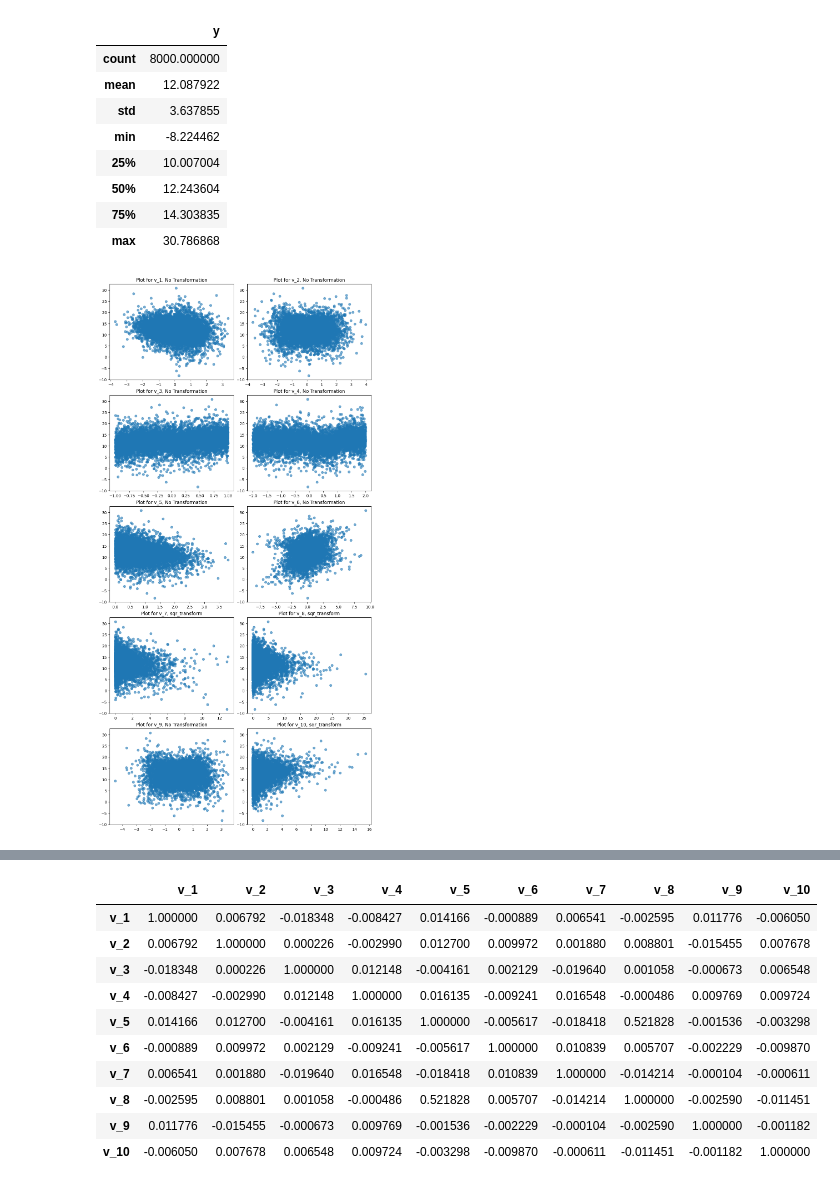
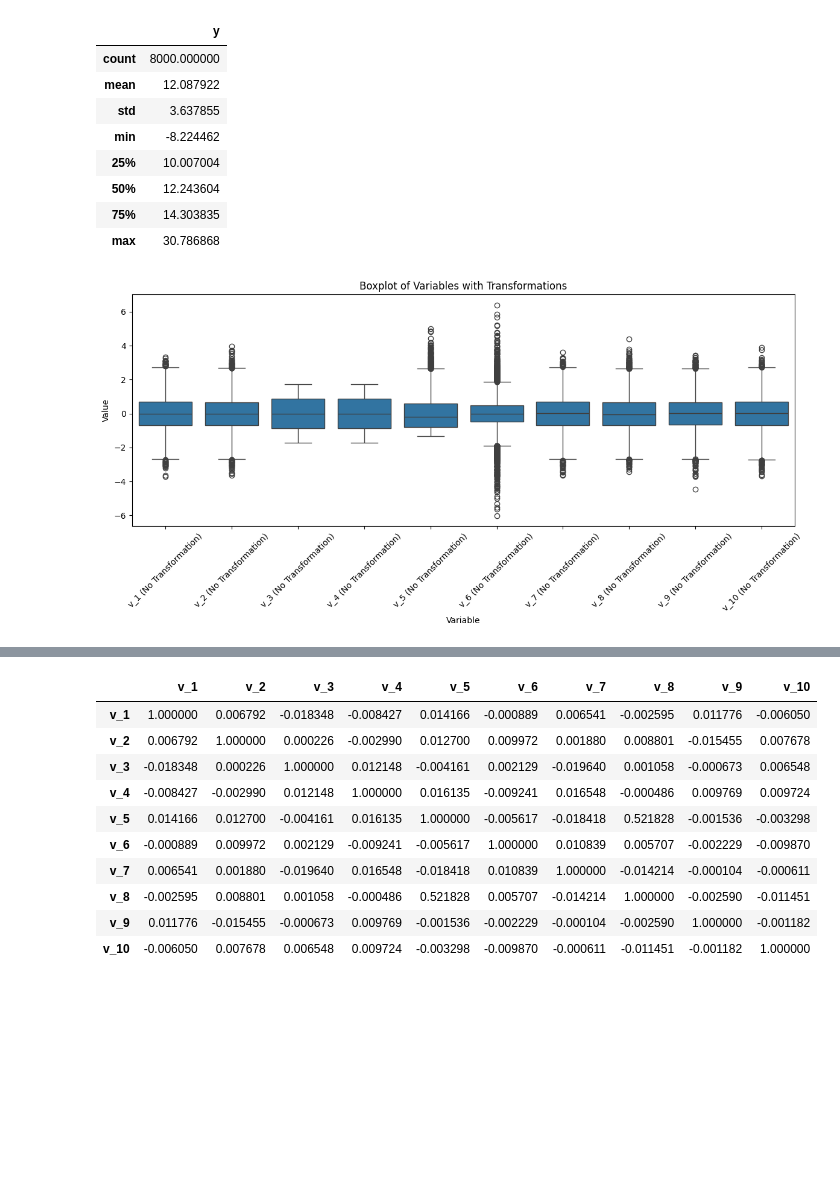
Before and after one commit to abss123/stat_254_solutions, a Jupyter notebook: Lab 2/linear_regression_practice.ipynb, the cells around one changed output, grey strips where cells are left out. Saved outputs shown, nothing was run; the diff lists cells and outputs as text; code cells hidden in the pictures; blank space fills up the shorter version.

```diff
--- a/Lab 2/linear_regression_practice.ipynb
+++ b/Lab 2/linear_regression_practice.ipynb
@@ -129,39 +129,35 @@ def sqr_transform(x):
 
 def exp_transform(x):
     return(math.exp(x))
-# %%
-selected_var_dict = {'v_1': None, 'v_2': None, 'v_3': None, 'v_4': None, 'v_5': None,
-                     'v_6': None, 'v_7': sqr_transform, 'v_8': sqr_transform, 'v_9': None, 'v_10': sqr_transform}
-
-# 1. Determine the grid size
-cols = 2  # You can adjust this
-rows = math.ceil(var_count / cols)
-
-# 2. Create the figure and subplots
-fig, axes = plt.subplots(rows, cols, figsize=(cols * 5, rows * 4), constrained_layout=True)
-
-# 3. Flatten the axes array and loop through variables and axes
-for var_name, ax in zip(var_list, axes.flatten()):
-    # Prepare the data for the current variable
-    if(selected_var_dict[var_name] == None):
-        title_ = "No Transformation"
-        data_to_plot = np.array(X_train_df[var_name])
-    else:
-        title_ = str(selected_var_dict[var_name]).split()[1]
-        data_to_plot = np.array(X_train_df[var_name].apply(selected_var_dict[var_name]))
-
-    # Call your plotting function, passing the specific axis `ax` to it
-    # quantile_plot(x=data_to_plot, y=y_train, ax=ax, bins=10)
-    ax.scatter(data_to_plot, y_train, alpha=0.6)
-
-    # Set a title for each individual subplot
-    ax.set_title(f'Plot for {var_name}, {title_}')
-
-# 4. Turn off any unused subplots
-for i in range(var_count, len(axes.flatten())):
-    axes.flatten()[i].axis('off')
-
-# 5. Show the final plot
-plt.show()
-# %% [output]
-[figure, removed]
+# %%
+selected_var_dict = {'v_1': None, 'v_2': None, 'v_3': None, 'v_4': None, 'v_5': None,
+                     'v_6': None, 'v_7': None, 'v_8': None, 'v_9': None, 'v_10': None}
+
+
+# Collect transformed data for each variable
+boxplot_data = {}
+
+for var_name in var_list:
+    transform = selected_var_dict[var_name]
+    if transform is None:
+        title_ = "No Transformation"
+        data_to_plot = np.array(X_train_df[var_name])
+    else:
+        title_ = transform.__name__
+        data_to_plot = np.array(X_train_df[var_name].apply(transform))
+
+    boxplot_data[f"{var_name} ({title_})"] = data_to_plot
+
+# Convert to long DataFrame
+df_long = pd.DataFrame(dict([(k, pd.Series(v)) for k,v in boxplot_data.items()]))
+df_long = df_long.melt(var_name="Variable", value_name="Value")
+
+# Single boxplot with all variables
+plt.figure(figsize=(12,6))
+sns.boxplot(x="Variable", y="Value", data=df_long)
+plt.xticks(rotation=45)
+plt.title("Boxplot of Variables with Transformations")
+plt.tight_layout()
+plt.show()
+# %% [output]
+[figure, added]
```
Also changed, not shown: parts of 12 cells of this notebook.
